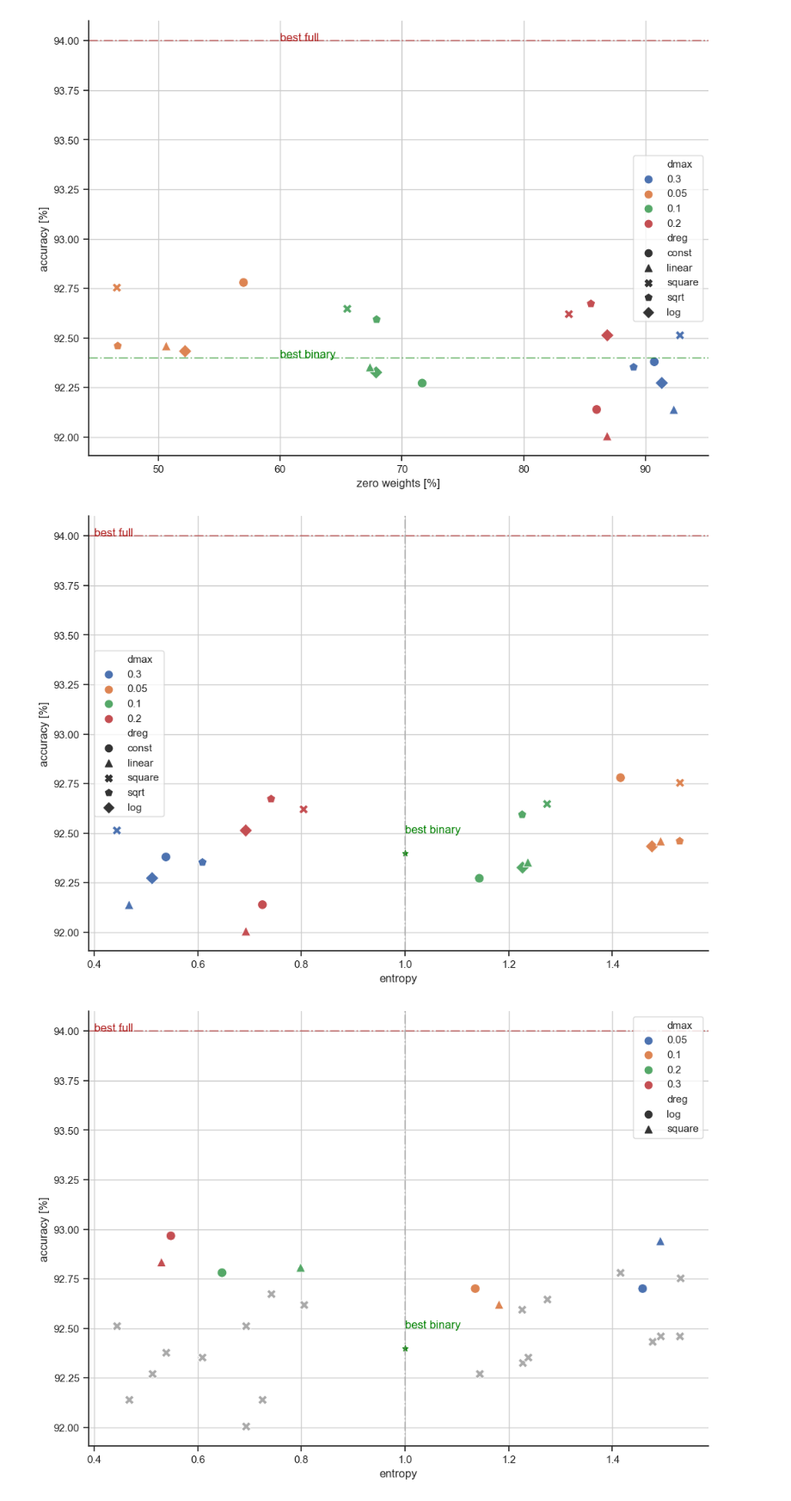
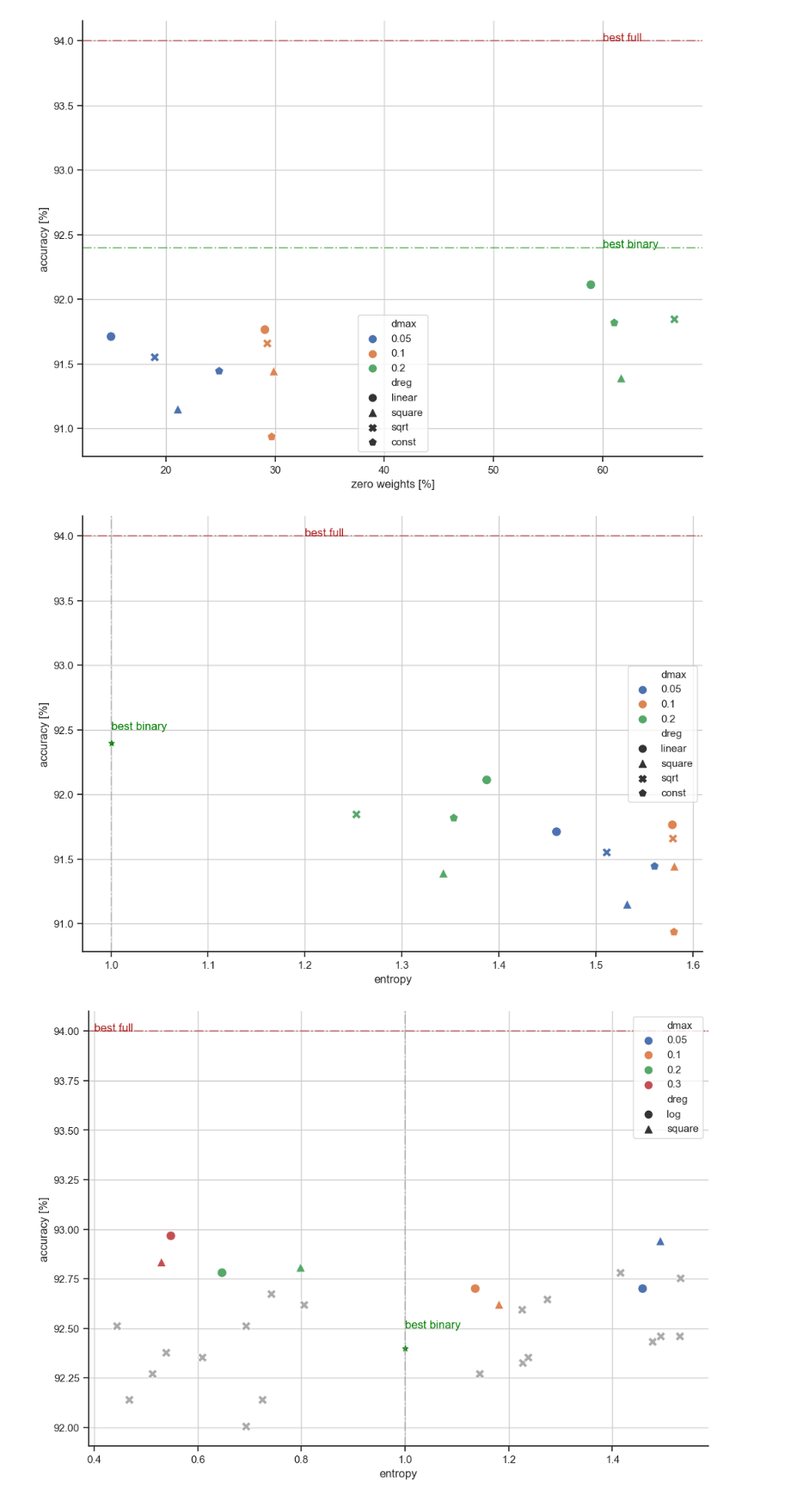
Before and after one commit to jackss011/gyro-classifier, a Jupyter notebook: chart.ipynb, the cells around one changed output. Shown at 86% size. Cells and saved outputs as stored; diff of their text form; code cells hidden in the pictures.

```diff
--- a/chart.ipynb
+++ b/chart.ipynb
@@ -121,7 +121,40 @@ logs2/ternary/2024-05-30-05-01-35/bs=200_lr=0.01_m=0.9_wd=0.0001_dreg=log_dmin=0
 logs2/ternary/2024-05-30-10-28-23/bs=200_lr=0.01_m=0.9_wd=0.0001_dreg=square_dmin=0_dmax=0.05_dmaxep=250, 50.708
 """
 
-acc = "\n".join([acc_1, acc_07, acc_log, acc_250])
-zero = "\n".join([zero_1, zero_07, zero_log, zero_250])
 
-acc
+acc_af32 = """
+ternary/2024-05-31-03-27-45/bs=200_lr=0.01_m=0.9_wd=0.0001_dreg=linear_dmin=0_dmax=0.2_dmaxep=100_af32=Y, 92.1123
+ternary/2024-05-31-06-33-08/bs=200_lr=0.01_m=0.9_wd=0.0001_dreg=sqrt_dmin=0_dmax=0.2_dmaxep=100_af32=Y, 91.8449
+ternary/2024-05-31-08-05-49/bs=200_lr=0.01_m=0.9_wd=0.0001_dreg=const_dmin=0.2_dmax=0.2_dmaxep=0_af32=Y, 91.8182
+ternary/2024-05-31-02-56-51/bs=200_lr=0.01_m=0.9_wd=0.0001_dreg=linear_dmin=0_dmax=0.1_dmaxep=100_af32=Y, 91.7647
+ternary/2024-05-31-02-26-00/bs=200_lr=0.01_m=0.9_wd=0.0001_dreg=linear_dmin=0_dmax=0.05_dmaxep=100_af32=Y, 91.7112
+ternary/2024-05-31-06-02-15/bs=200_lr=0.01_m=0.9_wd=0.0001_dreg=sqrt_dmin=0_dmax=0.1_dmaxep=100_af32=Y, 91.6578
+ternary/2024-05-31-05-31-22/bs=200_lr=0.01_m=0.9_wd=0.0001_dreg=sqrt_dmin=0_dmax=0.05_dmaxep=100_af32=Y, 91.5508
+ternary/2024-05-31-04-29-31/bs=200_lr=0.01_m=0.9_wd=0.0001_dreg=square_dmin=0_dmax=0.1_dmaxep=100_af32=Y, 91.4438
+ternary/2024-05-31-07-04-03/bs=200_lr=0.01_m=0.9_wd=0.0001_dreg=const_dmin=0.05_dmax=0.05_dmaxep=0_af32=Y, 91.4438
+ternary/2024-05-31-05-00-29/bs=200_lr=0.01_m=0.9_wd=0.0001_dreg=square_dmin=0_dmax=0.2_dmaxep=100_af32=Y, 91.3904
+ternary/2024-05-31-03-58-38/bs=200_lr=0.01_m=0.9_wd=0.0001_dreg=square_dmin=0_dmax=0.05_dmaxep=100_af32=Y, 91.1497
+ternary/2024-05-31-07-34-55/bs=200_lr=0.01_m=0.9_wd=0.0001_dreg=const_dmin=0.1_dmax=0.1_dmaxep=0_af32=Y, 90.9358
+"""
+
+
+zero_af32 = """
+ternary/2024-05-31-02-26-00/bs=200_lr=0.01_m=0.9_wd=0.0001_dreg=linear_dmin=0_dmax=0.05_dmaxep=100_af32=Y, 14.9727
+ternary/2024-05-31-02-56-51/bs=200_lr=0.01_m=0.9_wd=0.0001_dreg=linear_dmin=0_dmax=0.1_dmaxep=100_af32=Y, 29.0711
+ternary/2024-05-31-03-27-45/bs=200_lr=0.01_m=0.9_wd=0.0001_dreg=linear_dmin=0_dmax=0.2_dmaxep=100_af32=Y, 58.9367
+ternary/2024-05-31-03-58-38/bs=200_lr=0.01_m=0.9_wd=0.0001_dreg=square_dmin=0_dmax=0.05_dmaxep=100_af32=Y, 21.0998
+ternary/2024-05-31-04-29-31/bs=200_lr=0.01_m=0.9_wd=0.0001_dreg=square_dmin=0_dmax=0.1_dmaxep=100_af32=Y, 29.8882
+ternary/2024-05-31-05-00-29/bs=200_lr=0.01_m=0.9_wd=0.0001_dreg=square_dmin=0_dmax=0.2_dmaxep=100_af32=Y, 61.7187
+ternary/2024-05-31-05-31-22/bs=200_lr=0.01_m=0.9_wd=0.0001_dreg=sqrt_dmin=0_dmax=0.05_dmaxep=100_af32=Y, 18.9811
+ternary/2024-05-31-06-02-15/bs=200_lr=0.01_m=0.9_wd=0.0001_dreg=sqrt_dmin=0_dmax=0.1_dmaxep=100_af32=Y, 29.2941
+ternary/2024-05-31-06-33-08/bs=200_lr=0.01_m=0.9_wd=0.0001_dreg=sqrt_dmin=0_dmax=0.2_dmaxep=100_af32=Y, 66.5941
+ternary/2024-05-31-07-04-03/bs=200_lr=0.01_m=0.9_wd=0.0001_dreg=const_dmin=0.05_dmax=0.05_dmaxep=0_af32=Y, 24.8849
+ternary/2024-05-31-07-34-55/bs=200_lr=0.01_m=0.9_wd=0.0001_dreg=const_dmin=0.1_dmax=0.1_dmaxep=0_af32=Y, 29.6964
+ternary/2024-05-31-08-05-49/bs=200_lr=0.01_m=0.9_wd=0.0001_dreg=const_dmin=0.2_dmax=0.2_dmaxep=0_af32=Y, 61.0824
+"""
+
+# acc = "\n".join([acc_1, acc_07, acc_log, acc_250])
+# zero = "\n".join([zero_1, zero_07, zero_log, zero_250])
+
+acc = acc_af32
+zero = zero_af32
@@ -246,24 +269,24 @@ plt.annotate("best binary", xy=(60, best_binary), c='green')
 
 plt.grid('both')
 # %% [output]
-[figure, old version]
+[figure, new version]
 # %%
 g = sns.scatterplot(df1, x="entropy", y="acc", hue="dmax", style="dreg", markers=['o', '^', 'X', 'p', 'D'], s=100)
 g.legend(markerscale=1.25, )
 plt.xlabel("entropy")
 plt.ylabel("accuracy [%]")
 if not do_zoom:
     plt.yticks([x for x in range(y_low, 94+1)])
 
 plt.axhline(best_full, 0, 100, alpha=0.5, c='firebrick', linestyle='-.')
-plt.annotate("best full", xy=(0.4, best_full), c='firebrick')
+plt.annotate("best full", xy=(1.2, best_full), c='firebrick')
 plt.axvline(1, 0, 100, alpha=0.5, c='#999', linestyle='-.')
 plt.scatter([1.0], [best_binary],c="green", marker='*')
 plt.annotate("best binary", xy=(1.0, best_binary+0.1), c="green")
 
 plt.grid()
 # %% [output]
-[figure, old version]
+[figure, new version]
 # %%
 df2 = df.copy()
 df2 = df2[(df2['dmaxep'].astype(float) > 200) & (df2['dmax'].astype(float) < 0.4)]
```
Also changed, not shown: parts of 5 cells of this notebook, 6 other files.
